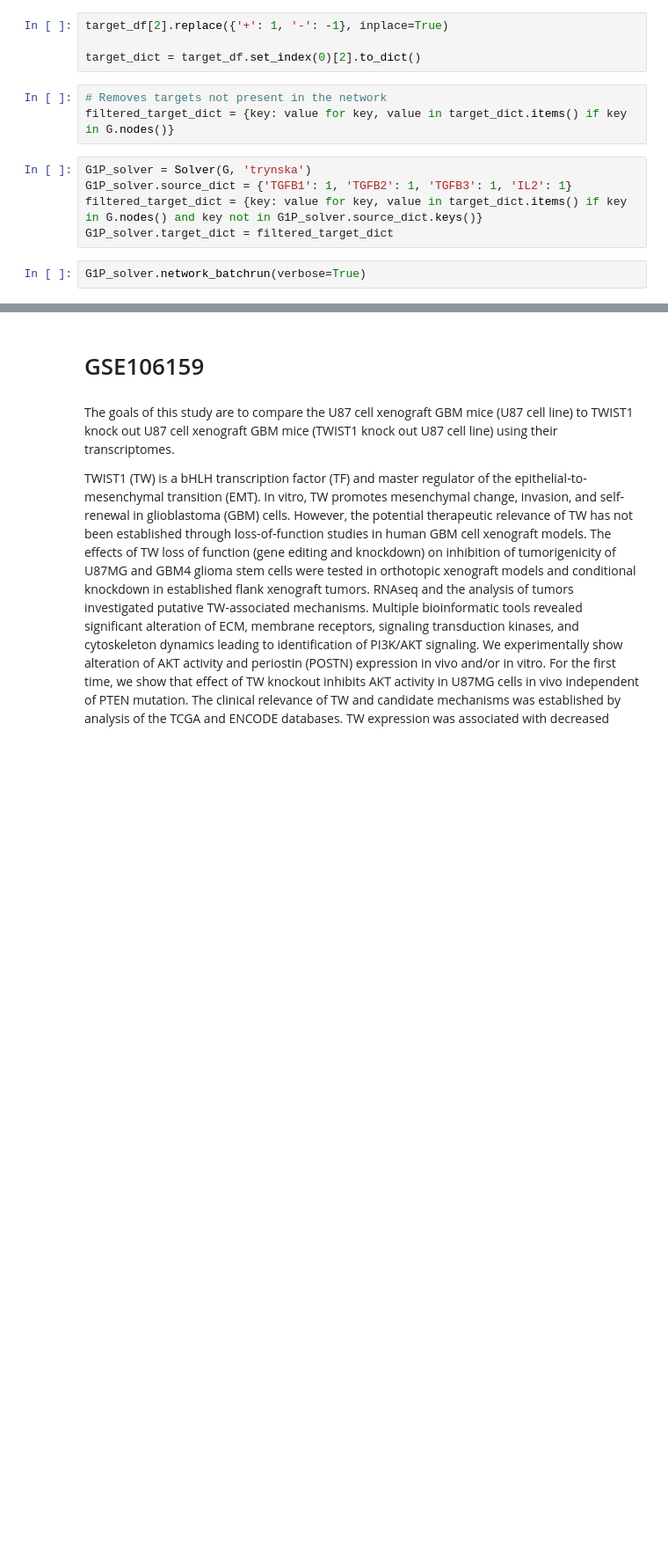
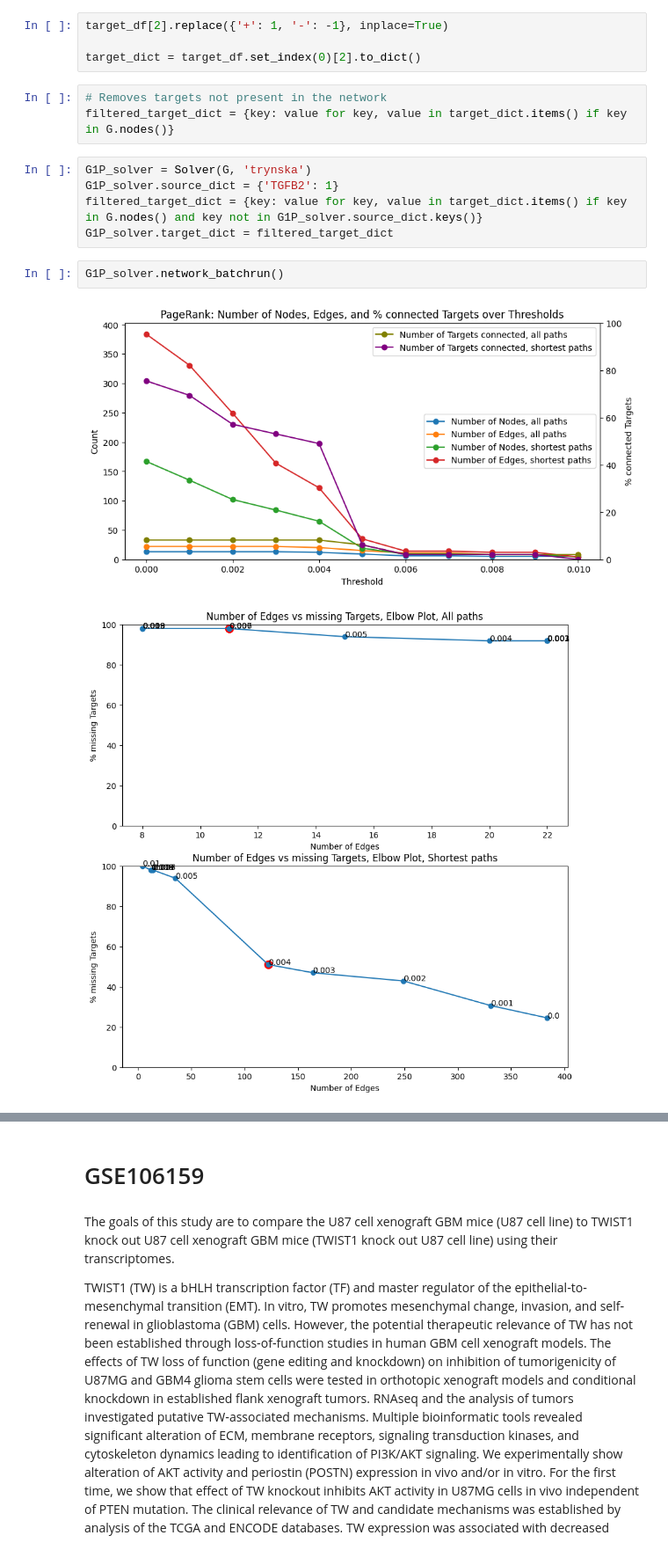
Before and after one commit to saezlab/uptown, a Jupyter notebook: data_applications.ipynb, the cells around one changed output, grey strips where cells are left out. Shown at 88% size. Cells and saved outputs as stored; diff of their text form; blank space fills up the shorter version.

```diff
--- a/data_applications.ipynb
+++ b/data_applications.ipynb
@@ -45,9 +45,11 @@ target_dict = target_df.set_index(0)[2].to_dict()
 filtered_target_dict = {key: value for key, value in target_dict.items() if key in G.nodes()}
 # %%
 G1P_solver = Solver(G, 'trynska')
-G1P_solver.source_dict = {'TGFB1': 1, 'TGFB2': 1, 'TGFB3': 1, 'IL2': 1}
+G1P_solver.source_dict = {'TGFB2': 1}
 filtered_target_dict = {key: value for key, value in target_dict.items() if key in G.nodes() and key not in G1P_solver.source_dict.keys()}
 G1P_solver.target_dict = filtered_target_dict
 # %%
-G1P_solver.network_batchrun(verbose=True)
+G1P_solver.network_batchrun()
 # %% [output]
+[figure, added]
+[figure, added]
```
Also changed, not shown: parts of 8 cells of this notebook.
